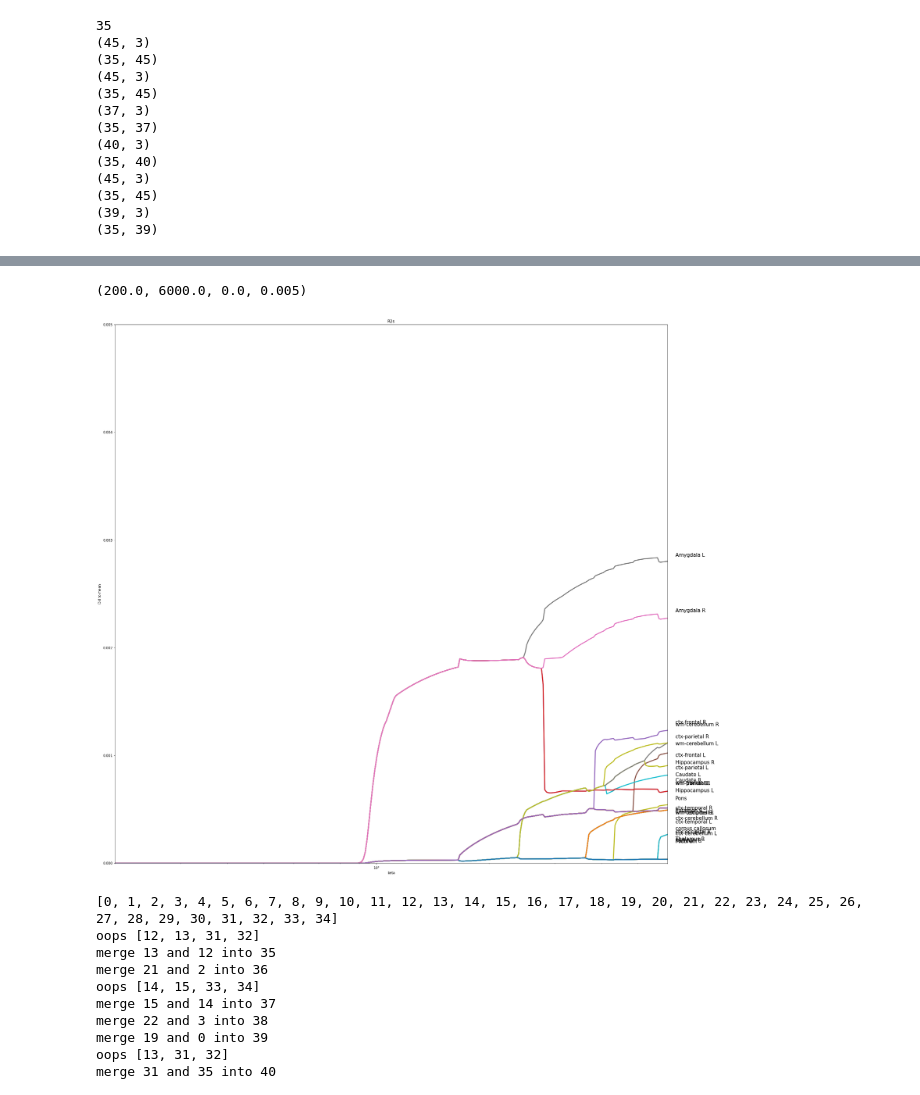
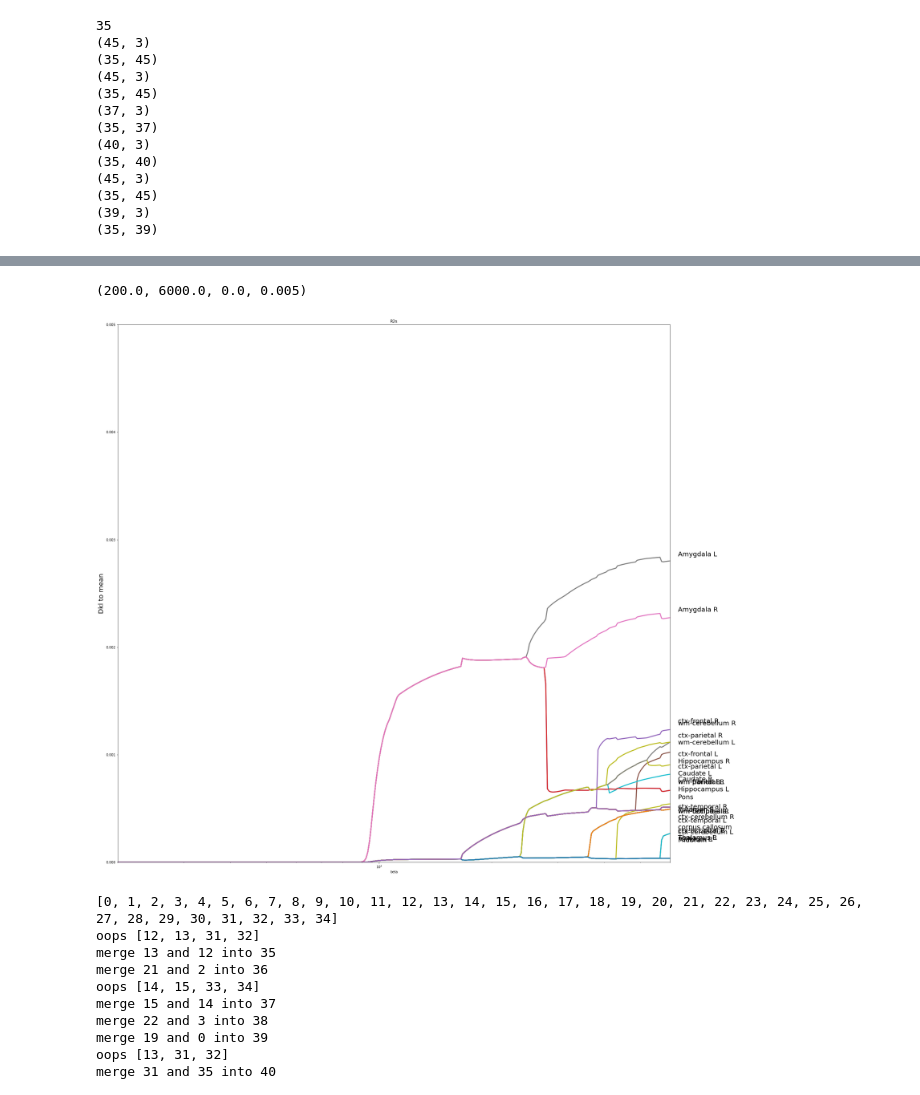
Before and after one commit to nitaiseri/IB-for-MRI, a Jupyter notebook: IB_final.ipynb, the cells around one changed output, grey strips where cells are left out. Drawn from its saved outputs; the diff is of its cells as text; code cells hidden in the pictures.

Commit message:
visualisation and order

```diff
--- a/IB_final.ipynb
+++ b/IB_final.ipynb
@@ -84,7 +84,7 @@ def get_clusters(input_matrix,beta_values):
 ## Read data:
 
 #x = loadmat('C:\\Users\\Yoav\\Desktop\\ELSC\\Aviv\\Tali\\huji_data.mat')
-x = loadmat('C:\\Users\\nitai seri\\Desktop\\study\\university\\year3\\Lab\\IB-for-MRI\\huji_data.mat')
+x = loadmat("/ems/elsc-labs/mezer-a/nitai.seri/Desktop/IB-for-MRI/huji_data.mat")
 MTsat,R1,MD,R2,MTV,R2s = 0,1,2,3,4,5
 mean_values = {}
 subjects = {}
@@ -148,7 +148,7 @@ def generate_beta(max_value = 20000, length = 800):
     return beta_values[::-1]
 
 contrast = MTV
-analyse_areas = True #if False, analyse subjects (take transpose of the matrix)
+analyse_areas = False #if False, analyse subjects (take transpose of the matrix)
 
 input_matrix = mean_values[contrast]
 #input_matrix = np.exp(mean_values[contrast]**2)
@@ -203,37 +182,37 @@ plot_axis = [200, 6000, 0,0.005]
 ## plot bifrucation diagram:
 plt.figure(figsize=(30,30))
 plt.rcParams["figure.figsize"]=30,30
 fd = np.array(full_distances)
 
 ## separate white:
 #for idx in range(fd.shape[1]):
     #if 'wm' in area_names[idx] or 'White' in area_names[idx] or area_names[idx] == 'CC':
     #if 'ctx' in area_names[idx]:
 #        fd[:500,idx] = -fd[:500,idx]
 
 for idx in range(fd.shape[1]):
     plt.plot(beta_values[::-1],fd[:,idx],linewidth=3)
 
 #plot legend
 for idx in range(p_y_x_hat.shape[1]):
     text_condition = fd[0,idx] < plot_axis[3]
     text_condition = True
     if not(fd[0,idx] == np.inf):
         if text_condition:
             if analyse_areas:
-                plt.text(plot_axis[1]*1.05, fd[0,idx],area_names[idx],fontsize=15) #,rotation=45,rotation_mode = "anchor")
+                plt.text(plot_axis[1]*1.05, fd[0,idx],area_names[idx],fontsize=20) #,rotation=45,rotation_mode = "anchor")
             else:
-                plt.text(plot_axis[1]*1.05, fd[0,idx],subj_to_text(subjects[contrast][idx]),fontsize=15) #,rotation=45,rotation_mode = "anchor")
+                plt.text(plot_axis[1]*1.05, fd[0,idx],subj_to_text(subjects[contrast][idx]),fontsize=20) #,rotation=45,rotation_mode = "anchor")
 
 plt.title('R2s')
 plt.xscale("log")
 plt.xlabel('beta')
-plt.ylabel('Dkl to mean')
+plt.ylabel('Dkl to mean', fontsize=20)
 plt.axis(plot_axis)
 #plt.savefig('C:\\Users\\Yoav\\Desktop\\ELSC\\Aviv\\Tali\\IB\\MTV2.png')
 # %% [output]
 (200.0, 6000.0, 0.0, 0.005)
-[figure, old version]
+[figure, new version]
 # %%
 def find_multi(tt,x):
     return [i for i, y in enumerate(tt) if y == x]
```
Also changed, not shown: parts of 3 cells of this notebook, 3 other files.
